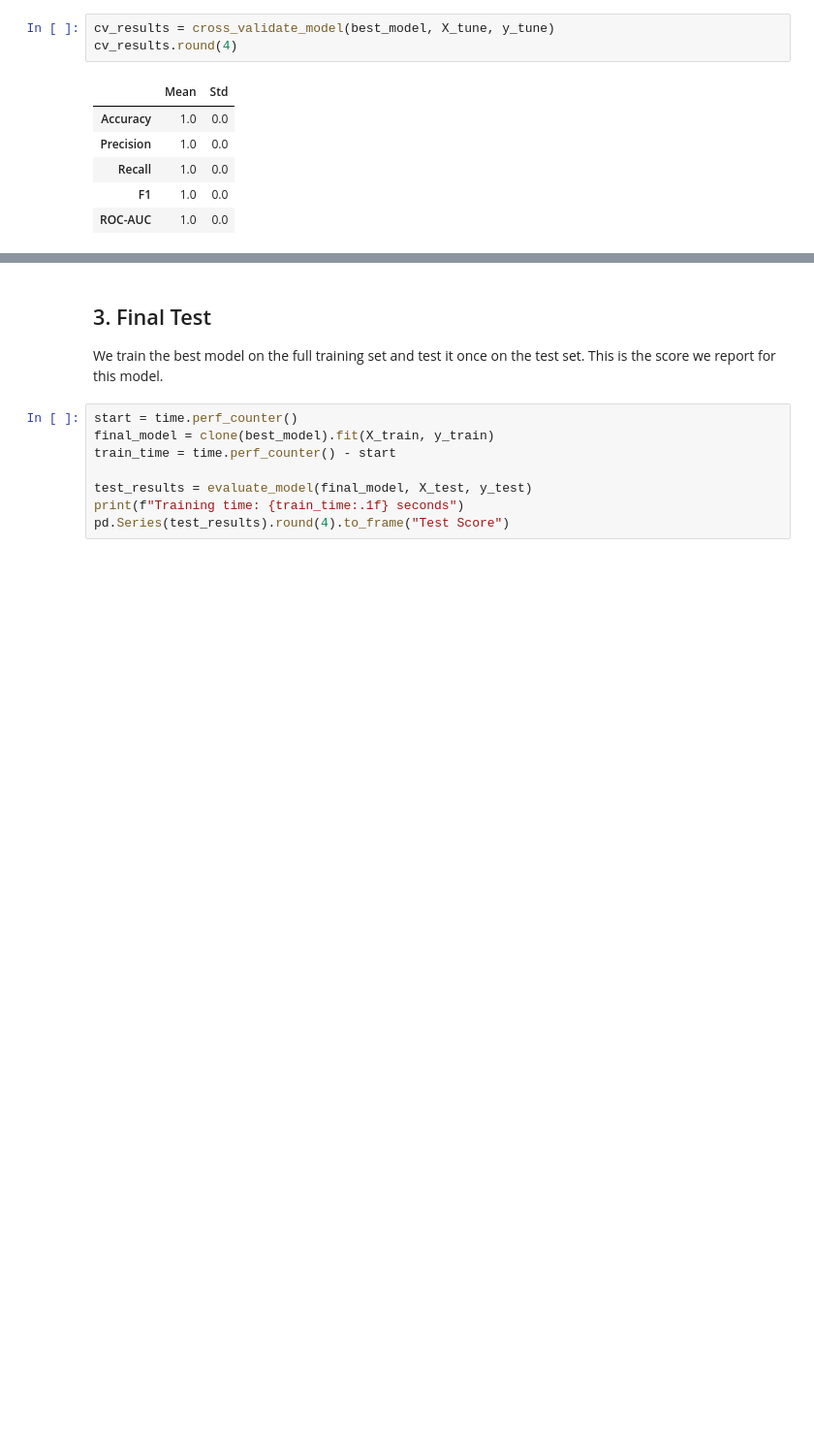
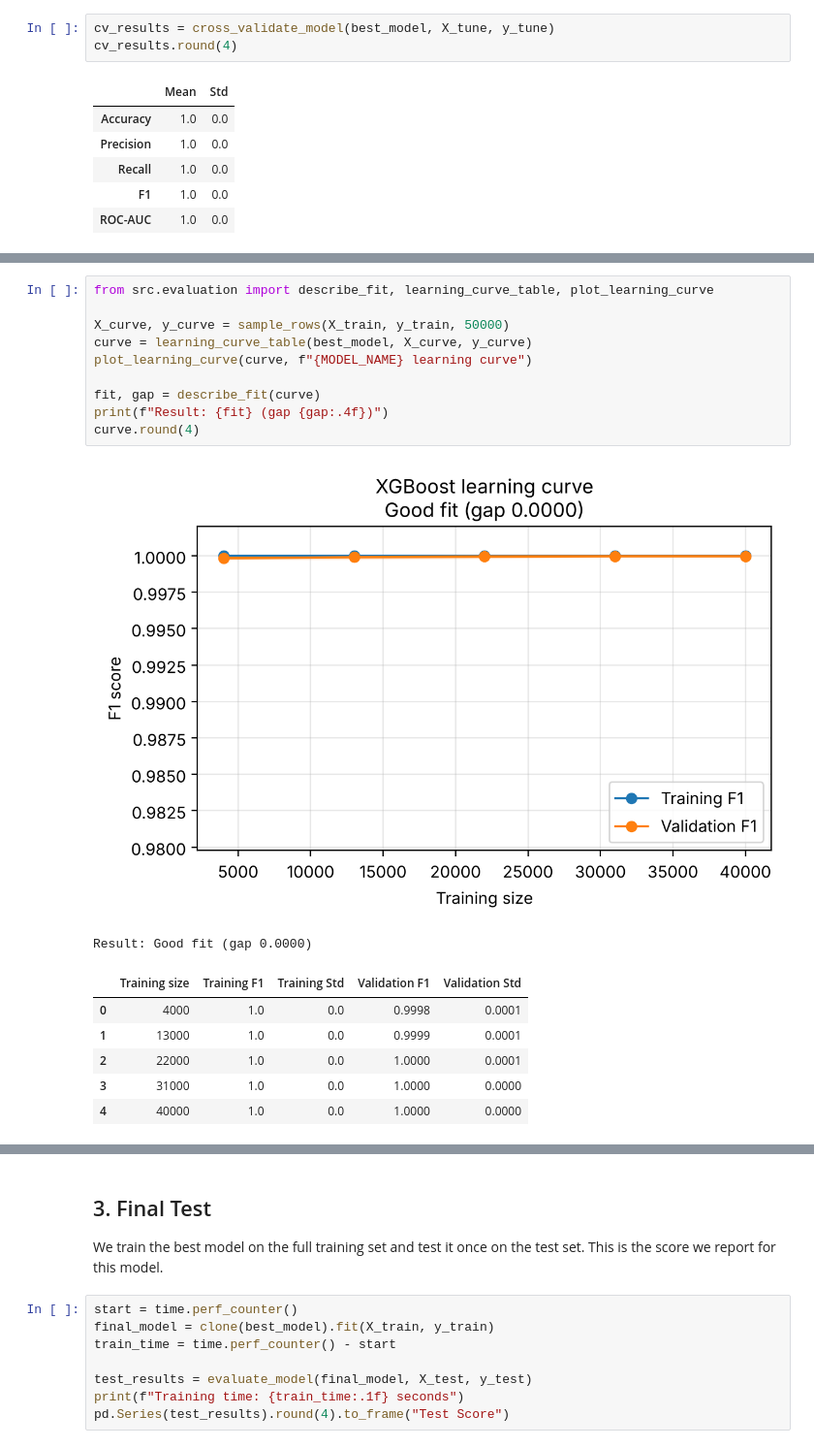
Before and after one commit to imansharinda-ux/DetectIt-ml, a Jupyter notebook: notebooks/04_xgboost.ipynb, the cells around one changed output, grey strips where cells are left out. Shown at 97% size. Cells and saved outputs as stored; diff of their text form; blank space fills up the shorter version.

Commit message:
feat: add learning curve to each model

```diff
--- a/notebooks/04_xgboost.ipynb
+++ b/notebooks/04_xgboost.ipynb
@@ -95,0 +109,19 @@ cv_results.round(4)
+# %%
+from src.evaluation import describe_fit, learning_curve_table, plot_learning_curve
+
+X_curve, y_curve = sample_rows(X_train, y_train, 50000)
+curve = learning_curve_table(best_model, X_curve, y_curve)
+plot_learning_curve(curve, f"{MODEL_NAME} learning curve")
+
+fit, gap = describe_fit(curve)
+print(f"Result: {fit} (gap {gap:.4f})")
+curve.round(4)
+# %% [output]
+[figure, added]
+Result: Good fit (gap 0.0000)
+|  | Training size | Training F1 | Training Std | Validation F1 | Validation Std |
+| 0 | 4000 | 1.0 | 0.0 | 0.9998 | 0.0001 |
+| 1 | 13000 | 1.0 | 0.0 | 0.9999 | 0.0001 |
+| 2 | 22000 | 1.0 | 0.0 | 1.0000 | 0.0001 |
+| 3 | 31000 | 1.0 | 0.0 | 1.0000 | 0.0000 |
+| 4 | 40000 | 1.0 | 0.0 | 1.0000 | 0.0000 |
```
Also changed, not shown: parts of 2 cells of this notebook, 16 other files.
